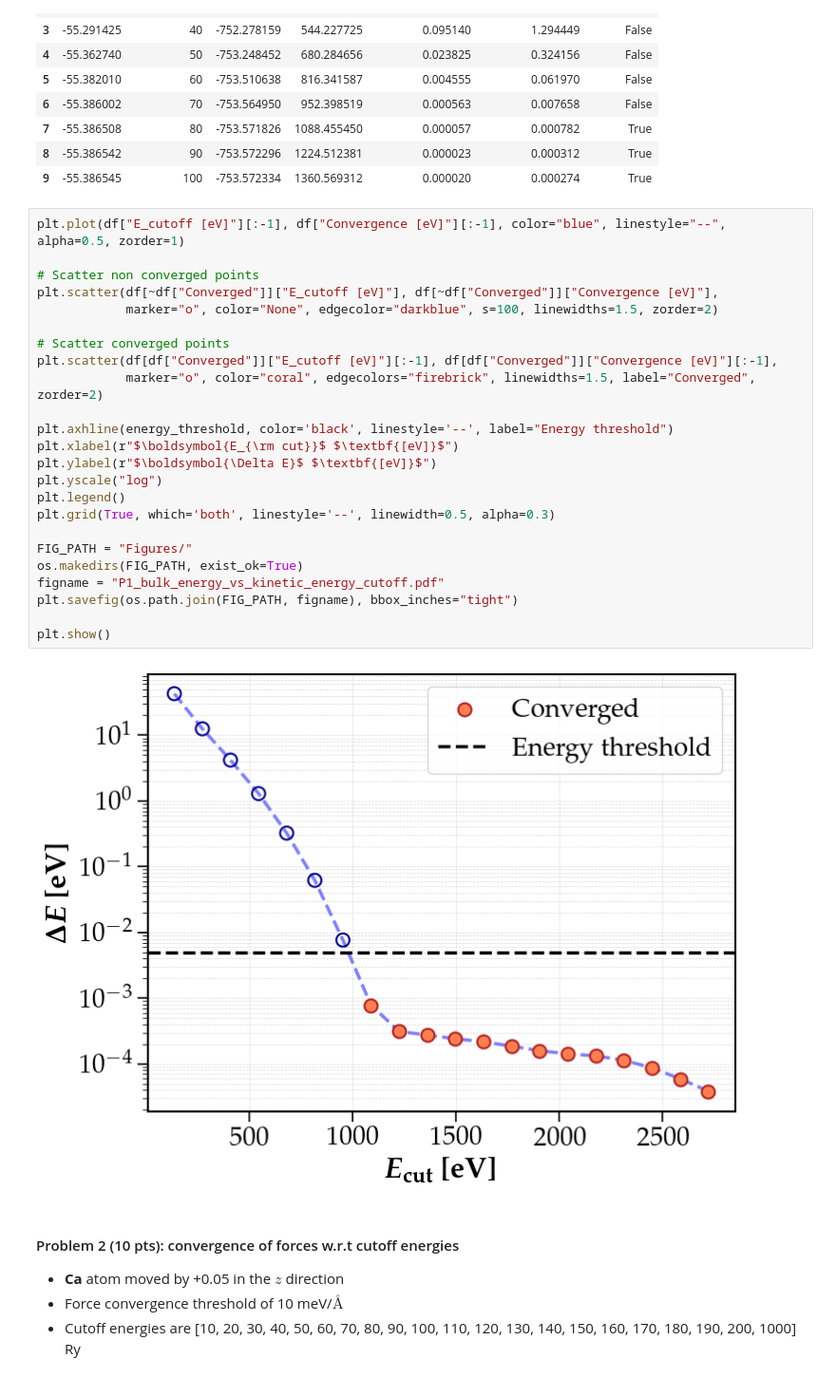
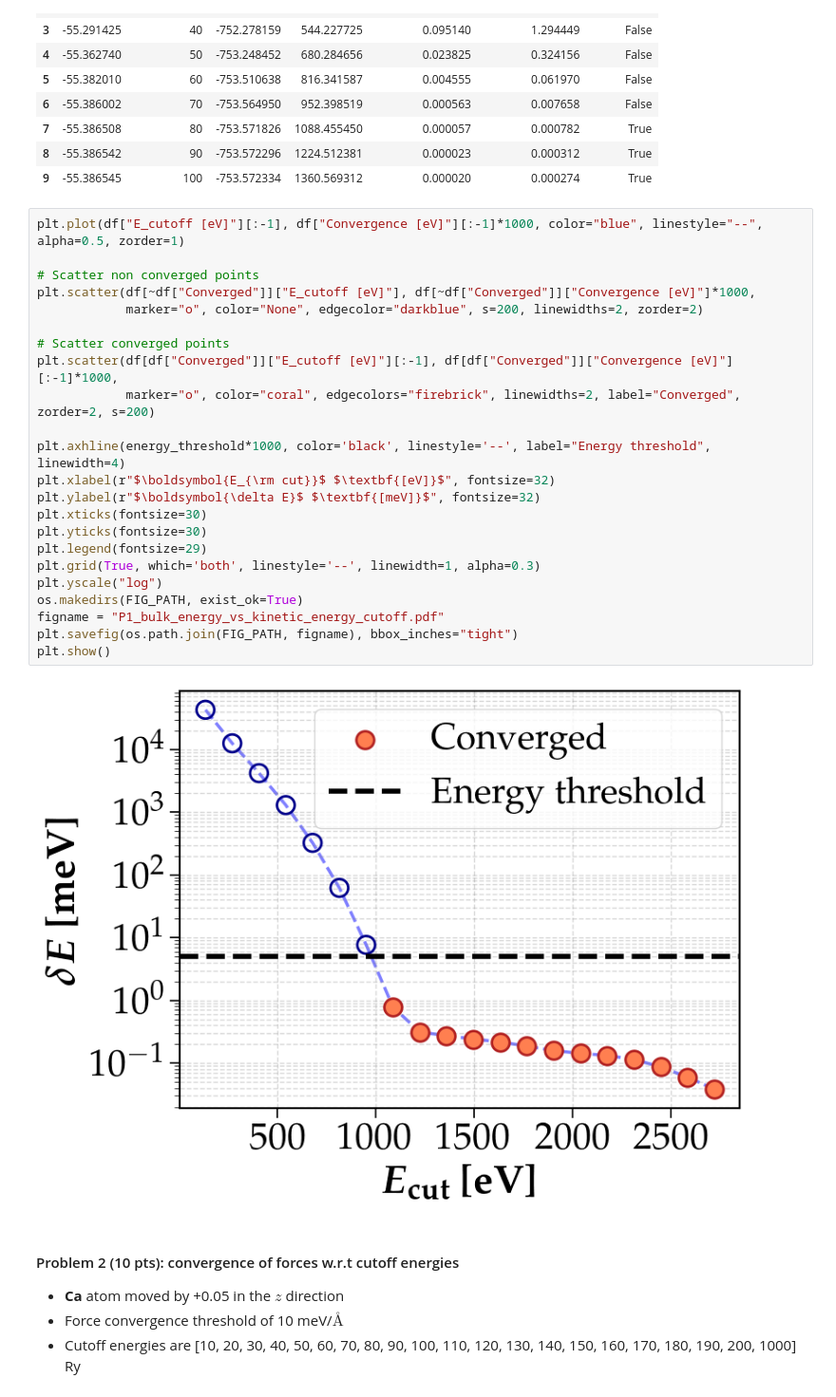
Before and after one commit to sylvainshan/MSE-468-Atomisitc-and-Quantum-Simulations-of-Materials, a Jupyter notebook: lab2/analysis.ipynb, the cells around one changed output. Shown at 95% size. Saved outputs shown, nothing was run; the diff lists cells and outputs as text.

```diff
--- a/lab2/analysis.ipynb
+++ b/lab2/analysis.ipynb
@@ -54,31 +56,30 @@ df.head(10)
 | 8 | -55.386542 | 90 | -753.572296 | 1224.512381 | 0.000023 | 0.000312 | True |
 | 9 | -55.386545 | 100 | -753.572334 | 1360.569312 | 0.000020 | 0.000274 | True |
 # %%
-plt.plot(df["E_cutoff [eV]"][:-1], df["Convergence [eV]"][:-1], color="blue", linestyle="--", alpha=0.5, zorder=1)
+plt.plot(df["E_cutoff [eV]"][:-1], df["Convergence [eV]"][:-1]*1000, color="blue", linestyle="--", alpha=0.5, zorder=1)
 
 # Scatter non converged points
-plt.scatter(df[~df["Converged"]]["E_cutoff [eV]"], df[~df["Converged"]]["Convergence [eV]"],
-            marker="o", color="None", edgecolor="darkblue", s=100, linewidths=1.5, zorder=2)
+plt.scatter(df[~df["Converged"]]["E_cutoff [eV]"], df[~df["Converged"]]["Convergence [eV]"]*1000,
+            marker="o", color="None", edgecolor="darkblue", s=200, linewidths=2, zorder=2)
 
 # Scatter converged points
-plt.scatter(df[df["Converged"]]["E_cutoff [eV]"][:-1], df[df["Converged"]]["Convergence [eV]"][:-1],
-            marker="o", color="coral", edgecolors="firebrick", linewidths=1.5, label="Converged", zorder=2)
+plt.scatter(df[df["Converged"]]["E_cutoff [eV]"][:-1], df[df["Converged"]]["Convergence [eV]"][:-1]*1000,
+            marker="o", color="coral", edgecolors="firebrick", linewidths=2, label="Converged", zorder=2, s=200)
 
-plt.axhline(energy_threshold, color='black', linestyle='--', label="Energy threshold")
-plt.xlabel(r"$\boldsymbol{E_{\rm cut}}$ $\textbf{[eV]}$")
-plt.ylabel(r"$\boldsymbol{\Delta E}$ $\textbf{[eV]}$")
+plt.axhline(energy_threshold*1000, color='black', linestyle='--', label="Energy threshold", linewidth=4)
+plt.xlabel(r"$\boldsymbol{E_{\rm cut}}$ $\textbf{[eV]}$", fontsize=32)
+plt.ylabel(r"$\boldsymbol{\delta E}$ $\textbf{[meV]}$", fontsize=32)
+plt.xticks(fontsize=30)
+plt.yticks(fontsize=30)
+plt.legend(fontsize=29)
+plt.grid(True, which='both', linestyle='--', linewidth=1, alpha=0.3)
 plt.yscale("log")
-plt.legend()
-plt.grid(True, which='both', linestyle='--', linewidth=0.5, alpha=0.3)
-
-FIG_PATH = "Figures/"
 os.makedirs(FIG_PATH, exist_ok=True)
 figname = "P1_bulk_energy_vs_kinetic_energy_cutoff.pdf"
 plt.savefig(os.path.join(FIG_PATH, figname), bbox_inches="tight")
-
 plt.show()
 # %% [output]
-[figure, old version]
+[figure, new version]
 # %% [markdown]
 #### Problem 2 (10 pts): convergence of forces w.r.t cutoff energies
 
```
Also changed, not shown: parts of 28 cells of this notebook, 32 other files.
